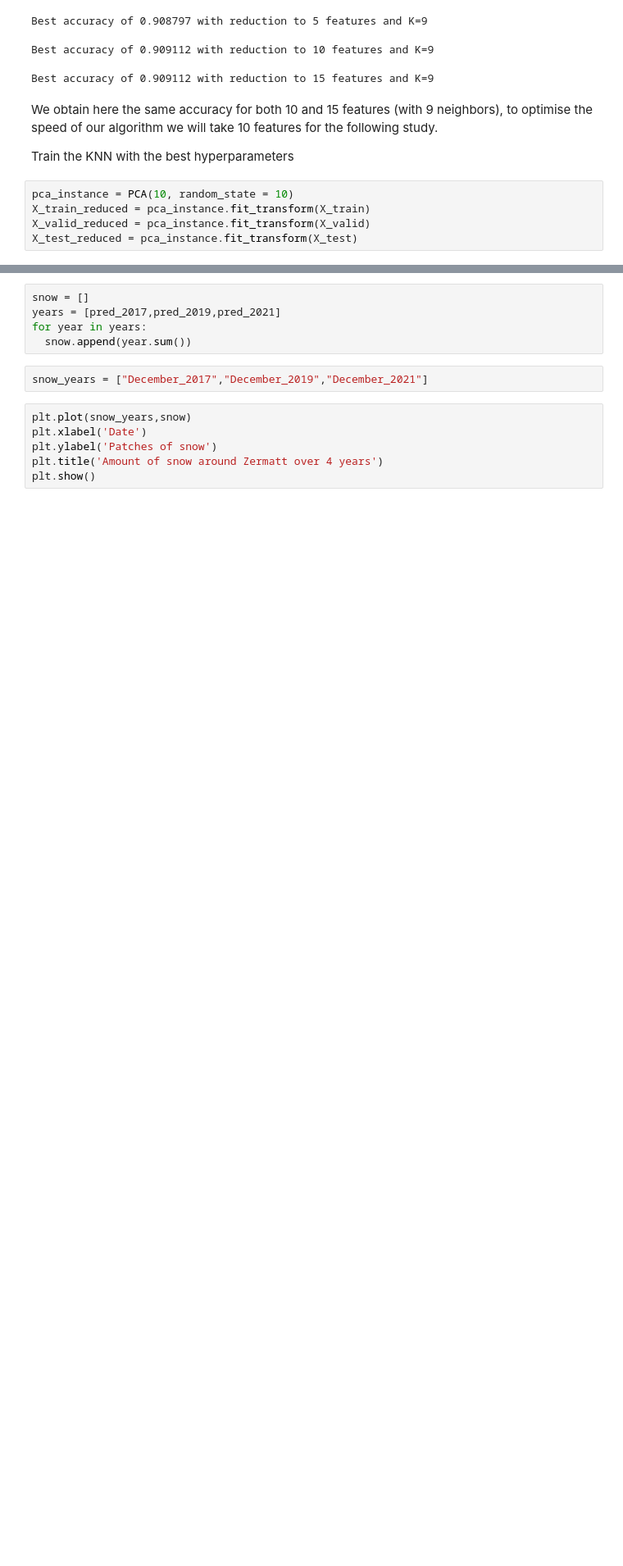
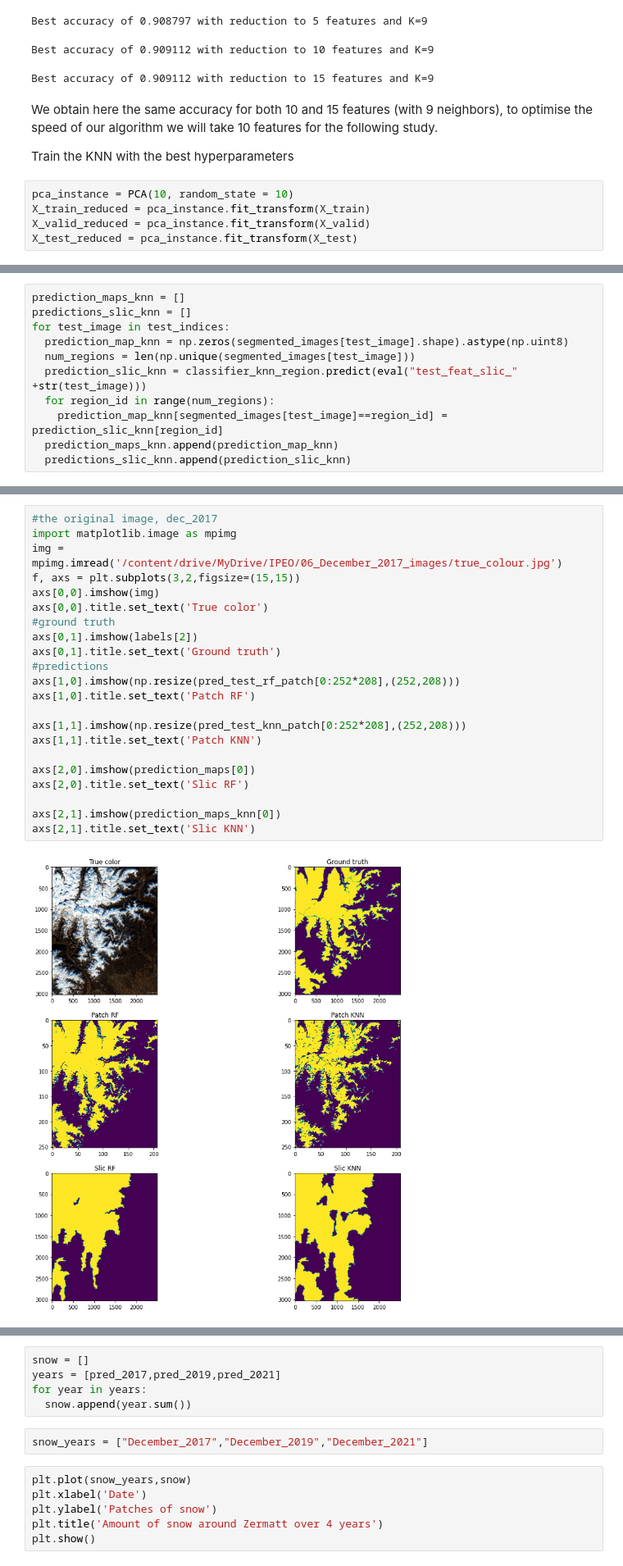
Before and after one commit to Clement-Nicolle/IPEO, a Jupyter notebook: IPEO_Diminution_of_snow_around_Zermatt.ipynb, the cells around one changed output, grey strips where cells are left out. Shown at 82% size. Cells and saved outputs as stored; diff of their text form; blank space fills up the shorter version.

```diff
--- a/IPEO_Diminution_of_snow_around_Zermatt.ipynb
+++ b/IPEO_Diminution_of_snow_around_Zermatt.ipynb
@@ -352,0 +604,11 @@ plt.imshow(np.resize(pred_2021,(252,208)))
+# %%
+prediction_maps_knn = []
+predictions_slic_knn = []
+for test_image in test_indices:
+  prediction_map_knn = np.zeros(segmented_images[test_image].shape).astype(np.uint8)
+  num_regions = len(np.unique(segmented_images[test_image]))
+  prediction_slic_knn = classifier_knn_region.predict(eval("test_feat_slic_" +str(test_image)))
+  for region_id in range(num_regions):
+    prediction_map_knn[segmented_images[test_image]==region_id] = prediction_slic_knn[region_id]
+  prediction_maps_knn.append(prediction_map_knn)
+  predictions_slic_knn.append(prediction_slic_knn)
@@ -352,0 +619,24 @@ plt.imshow(np.resize(pred_2021,(252,208)))
+# %%
+#the original image, dec_2017
+import matplotlib.image as mpimg
+img = mpimg.imread('/content/drive/MyDrive/IPEO/06_December_2017_images/true_colour.jpg')
+f, axs = plt.subplots(3,2,figsize=(15,15))
+axs[0,0].imshow(img)
+axs[0,0].title.set_text('True color')
+#ground truth
+axs[0,1].imshow(labels[2])
+axs[0,1].title.set_text('Ground truth')
+#predictions
+axs[1,0].imshow(np.resize(pred_test_rf_patch[0:252*208],(252,208)))
+axs[1,0].title.set_text('Patch RF')
+
+axs[1,1].imshow(np.resize(pred_test_knn_patch[0:252*208],(252,208)))
+axs[1,1].title.set_text('Patch KNN')
+
+axs[2,0].imshow(prediction_maps[0])
+axs[2,0].title.set_text('Slic RF')
+
+axs[2,1].imshow(prediction_maps_knn[0])
+axs[2,1].title.set_text('Slic KNN')
+# %% [output]
+[figure, added]
```
Also changed, not shown: parts of 63 cells of this notebook, 3 other files.
